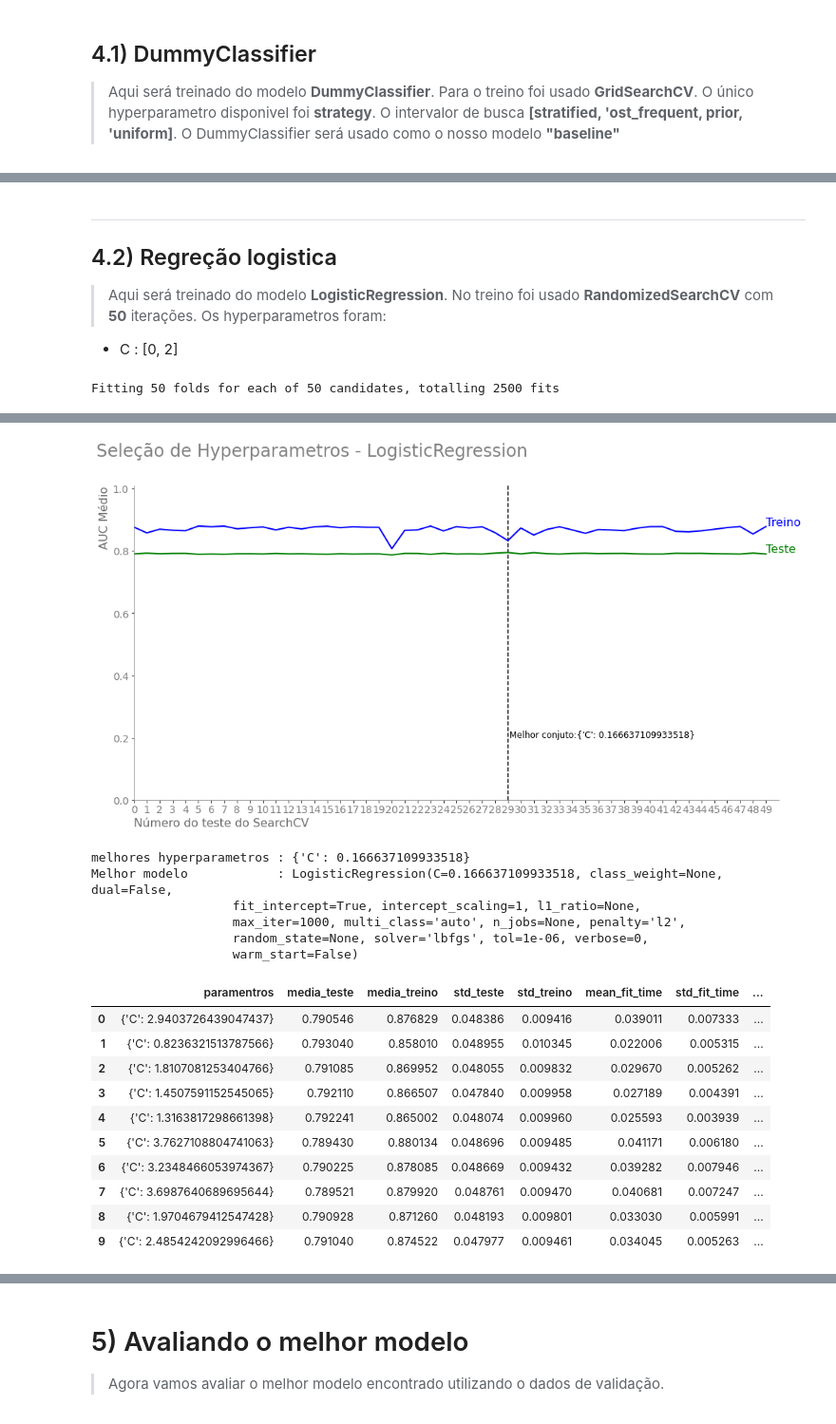
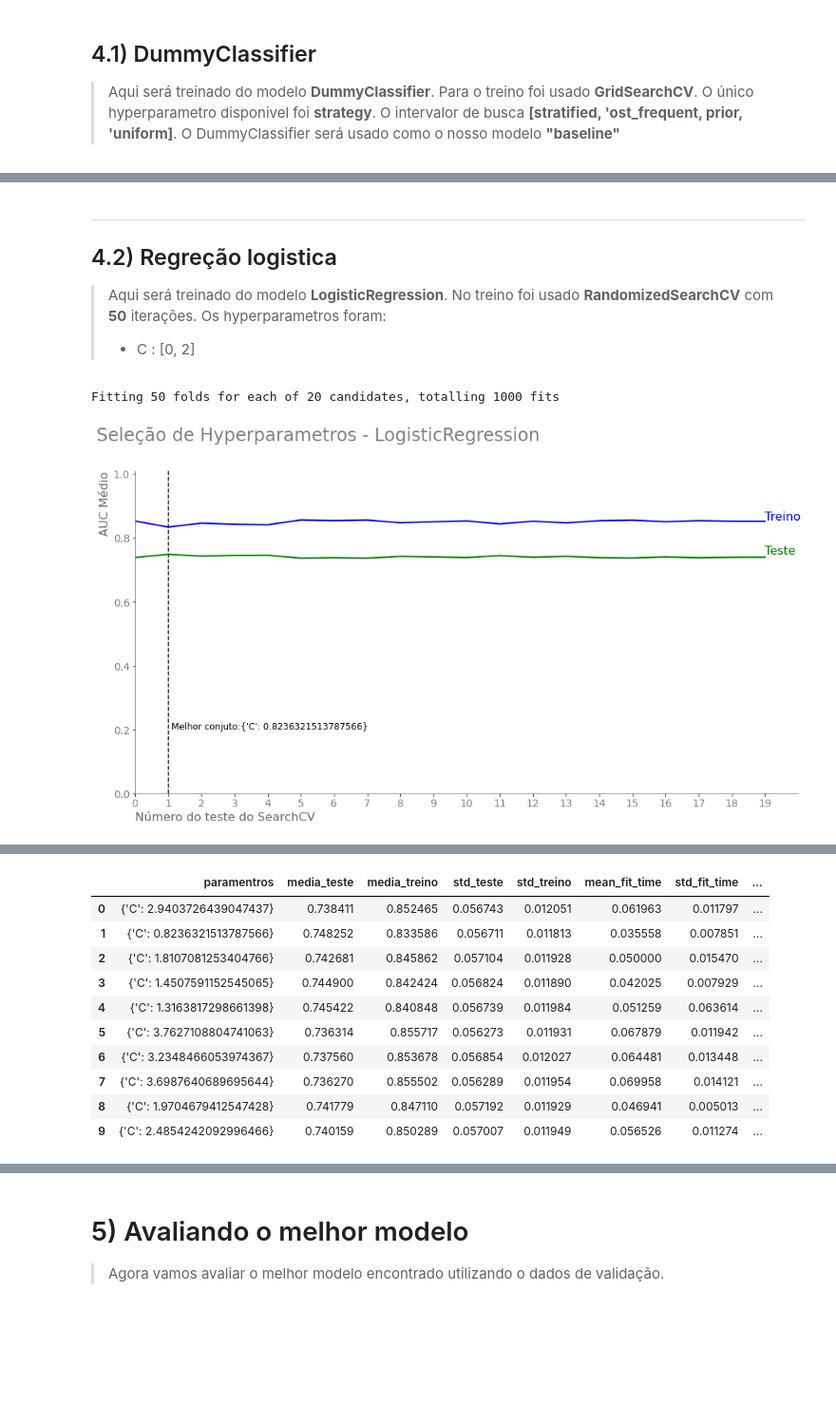
Before and after one commit to HenriqueCCdA/BC_DS_Projeto_Final, a Jupyter notebook: Notebooks/ML/treinamentos.ipynb, the cells around one changed output, grey strips where cells are left out. Shown at 95% size. Saved outputs shown, nothing was run; the diff lists cells and outputs as text; code cells hidden in the pictures; blank space fills up the shorter version.

```diff
--- a/Notebooks/ML/treinamentos.ipynb
+++ b/Notebooks/ML/treinamentos.ipynb
@@ -156,6 +148,10 @@ Número total de entradas para o Cross Validation : 298
 # 4) Modelo de ML
 
 A opção **refit** foi deixado como **true** logo depois que o melhor modelo for selecioando o RandomizedSearchCV/GridSearchCv **re-treina** esse modelo com o dataset completo (treino+teste).
+# %%
+n_iter   = 20
+n_splits = 5
+n_repeats= 10
 # %% [markdown]
 ## 4.1) DummyClassifier
 
@@ -190,7 +184,7 @@ Melhor modelo            : DummyClassifier(constant=None, random_state=141715, s
 ## 4.2) Regreção logistica
 
 > Aqui será treinado do modelo **LogisticRegression**. No treino foi usado **RandomizedSearchCV** com **50** iterações. Os hyperparametros foram:
-* C             : [0, 2]
+>* C             : [0, 2]
 # %%
 parameters = {'C': uniform(loc=0, scale=4)}
 modelo = LogisticRegression(max_iter=1000, tol=1e-6)
@@ -199,9 +193,9 @@ resultados, melhor_modelo_lr, melhores_hyperparametros  = treina_modelo_randomiz
                                                                                             x_cv,
                                                                                             y_cv,
                                                                                             parameters,
-                                                                                            n_splits=5,
-                                                                                            n_repeats=10,
-                                                                                            n_iter=50,
+                                                                                            n_splits=n_splits,
+                                                                                            n_repeats=n_repeats,
+                                                                                            n_iter=n_iter,
                                                                                             seed=14715)
 
 plota_treino_teste_auc('Seleção de Hyperparametros - LogisticRegression',
@@ -212,4 +206,5 @@ plota_treino_teste_auc('Seleção de Hyperparametros - LogisticRegression',
 
 resultados_treinamento(resultados, melhor_modelo_lr, melhores_hyperparametros, n = 10)
 # %% [output]
-Fitting 50 folds for each of 50 candidates, totalling 2500 fits
+Fitting 50 folds for each of 20 candidates, totalling 1000 fits
+[figure, new version]
@@ -218,21 +213,14 @@ Fitting 50 folds for each of 50 candidates, totalling 2500 fits
-[figure, old version]
-melhores hyperparametros : {'C': 0.166637109933518}
-Melhor modelo            : LogisticRegression(C=0.166637109933518, class_weight=None, dual=False,
-                   fit_intercept=True, intercept_scaling=1, l1_ratio=None,
-                   max_iter=1000, multi_class='auto', n_jobs=None, penalty='l2',
-                   random_state=None, solver='lbfgs', tol=1e-06, verbose=0,
-                   warm_start=False)
 |  | paramentros | media_teste | media_treino | std_teste | std_treino | mean_fit_time | std_fit_time | ... |
-| 0 | {'C': 2.9403726439047437} | 0.790546 | 0.876829 | 0.048386 | 0.009416 | 0.039011 | 0.007333 | ... |
-| 1 | {'C': 0.8236321513787566} | 0.793040 | 0.858010 | 0.048955 | 0.010345 | 0.022006 | 0.005315 | ... |
-| 2 | {'C': 1.8107081253404766} | 0.791085 | 0.869952 | 0.048055 | 0.009832 | 0.029670 | 0.005262 | ... |
-| 3 | {'C': 1.4507591152545065} | 0.792110 | 0.866507 | 0.047840 | 0.009958 | 0.027189 | 0.004391 | ... |
-| 4 | {'C': 1.3163817298661398} | 0.792241 | 0.865002 | 0.048074 | 0.009960 | 0.025593 | 0.003939 | ... |
-| 5 | {'C': 3.7627108804741063} | 0.789430 | 0.880134 | 0.048696 | 0.009485 | 0.041171 | 0.006180 | ... |
-| 6 | {'C': 3.2348466053974367} | 0.790225 | 0.878085 | 0.048669 | 0.009432 | 0.039282 | 0.007946 | ... |
-| 7 | {'C': 3.6987640689695644} | 0.789521 | 0.879920 | 0.048761 | 0.009470 | 0.040681 | 0.007247 | ... |
-| 8 | {'C': 1.9704679412547428} | 0.790928 | 0.871260 | 0.048193 | 0.009801 | 0.033030 | 0.005991 | ... |
-| 9 | {'C': 2.4854242092996466} | 0.791040 | 0.874522 | 0.047977 | 0.009461 | 0.034045 | 0.005263 | ... |
+| 0 | {'C': 2.9403726439047437} | 0.738411 | 0.852465 | 0.056743 | 0.012051 | 0.061963 | 0.011797 | ... |
+| 1 | {'C': 0.8236321513787566} | 0.748252 | 0.833586 | 0.056711 | 0.011813 | 0.035558 | 0.007851 | ... |
+| 2 | {'C': 1.8107081253404766} | 0.742681 | 0.845862 | 0.057104 | 0.011928 | 0.050000 | 0.015470 | ... |
+| 3 | {'C': 1.4507591152545065} | 0.744900 | 0.842424 | 0.056824 | 0.011890 | 0.042025 | 0.007929 | ... |
+| 4 | {'C': 1.3163817298661398} | 0.745422 | 0.840848 | 0.056739 | 0.011984 | 0.051259 | 0.063614 | ... |
+| 5 | {'C': 3.7627108804741063} | 0.736314 | 0.855717 | 0.056273 | 0.011931 | 0.067879 | 0.011942 | ... |
+| 6 | {'C': 3.2348466053974367} | 0.737560 | 0.853678 | 0.056854 | 0.012027 | 0.064481 | 0.013448 | ... |
+| 7 | {'C': 3.6987640689695644} | 0.736270 | 0.855502 | 0.056289 | 0.011954 | 0.069958 | 0.014121 | ... |
+| 8 | {'C': 1.9704679412547428} | 0.741779 | 0.847110 | 0.057192 | 0.011929 | 0.046941 | 0.005013 | ... |
+| 9 | {'C': 2.4854242092996466} | 0.740159 | 0.850289 | 0.057007 | 0.011949 | 0.056526 | 0.011274 | ... |
 # %% [markdown]
 ---
 ## 4.3) Arvore de decissão
```
Also changed, not shown: parts of 28 cells of this notebook, 4 other files.
